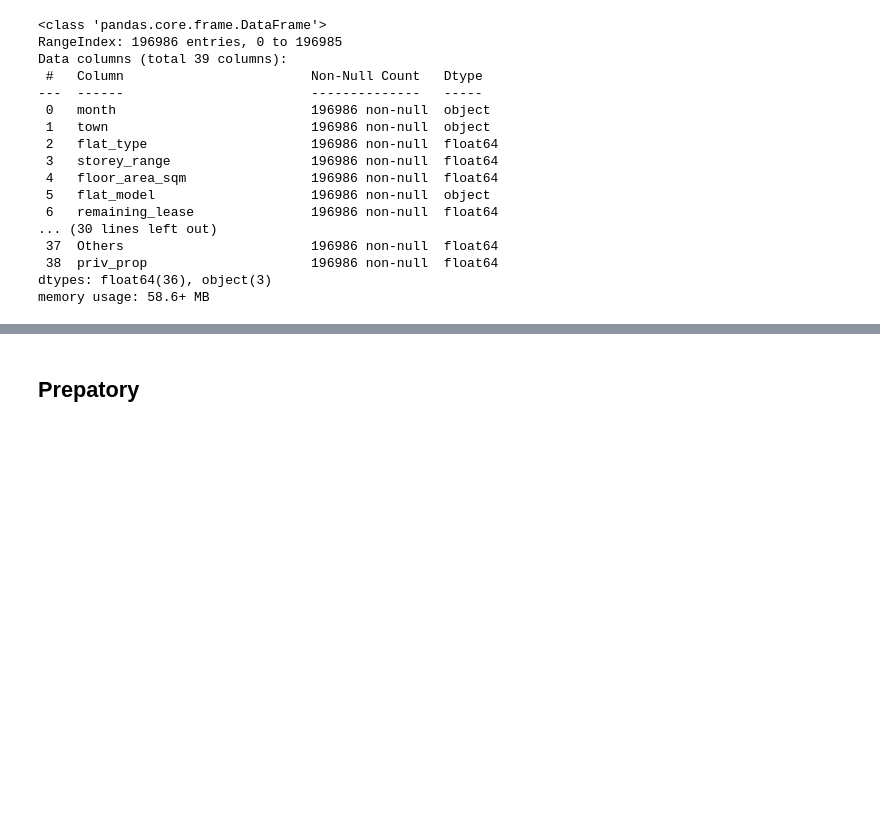
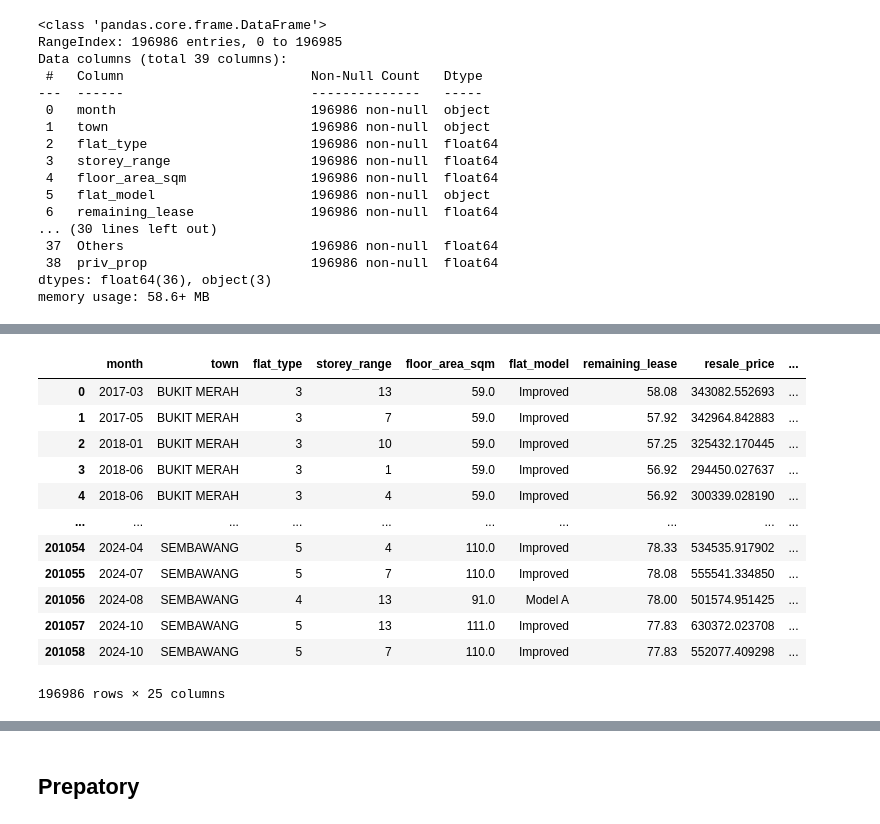
Before and after one commit to yuntsingg/DSE3101-HDB-Decode, a Jupyter notebook: code/ML_Model_Trials.ipynb, the cells around one changed output, grey strips where cells are left out. Drawn from its saved outputs; the diff is of its cells as text; code cells hidden in the pictures; blank space fills up the shorter version.

Commit message:
Meeting changes: Variable Selections + Data Cleaning

```diff
--- a/code/ML_Model_Trials.ipynb
+++ b/code/ML_Model_Trials.ipynb
@@ -56,0 +77,20 @@ memory usage: 58.6+ MB
+# %%
+df_orig = pd.read_csv('../data/cleaned/resale_price_cleaned.csv')
+# %%
+df_orig.dropna(subset = ['resale_price'], inplace = True)
+# %%
+df_orig
+# %% [output]
+|  | month | town | flat_type | storey_range | floor_area_sqm | flat_model | remaining_lease | resale_price | ... |
+| 0 | 2017-03 | BUKIT MERAH | 3 | 13 | 59.0 | Improved | 58.08 | 343082.552693 | ... |
+| 1 | 2017-05 | BUKIT MERAH | 3 | 7 | 59.0 | Improved | 57.92 | 342964.842883 | ... |
+| 2 | 2018-01 | BUKIT MERAH | 3 | 10 | 59.0 | Improved | 57.25 | 325432.170445 | ... |
+| 3 | 2018-06 | BUKIT MERAH | 3 | 1 | 59.0 | Improved | 56.92 | 294450.027637 | ... |
+| 4 | 2018-06 | BUKIT MERAH | 3 | 4 | 59.0 | Improved | 56.92 | 300339.028190 | ... |
+| ... | ... | ... | ... | ... | ... | ... | ... | ... | ... |
+| 201054 | 2024-04 | SEMBAWANG | 5 | 4 | 110.0 | Improved | 78.33 | 534535.917902 | ... |
+| 201055 | 2024-07 | SEMBAWANG | 5 | 7 | 110.0 | Improved | 78.08 | 555541.334850 | ... |
+| 201056 | 2024-08 | SEMBAWANG | 4 | 13 | 91.0 | Model A | 78.00 | 501574.951425 | ... |
+| 201057 | 2024-10 | SEMBAWANG | 5 | 13 | 111.0 | Improved | 77.83 | 630372.023708 | ... |
+| 201058 | 2024-10 | SEMBAWANG | 5 | 7 | 110.0 | Improved | 77.83 | 552077.409298 | ... |
+196986 rows × 25 columns
```
Also changed, not shown: parts of 23 cells of this notebook, 3 other files.
